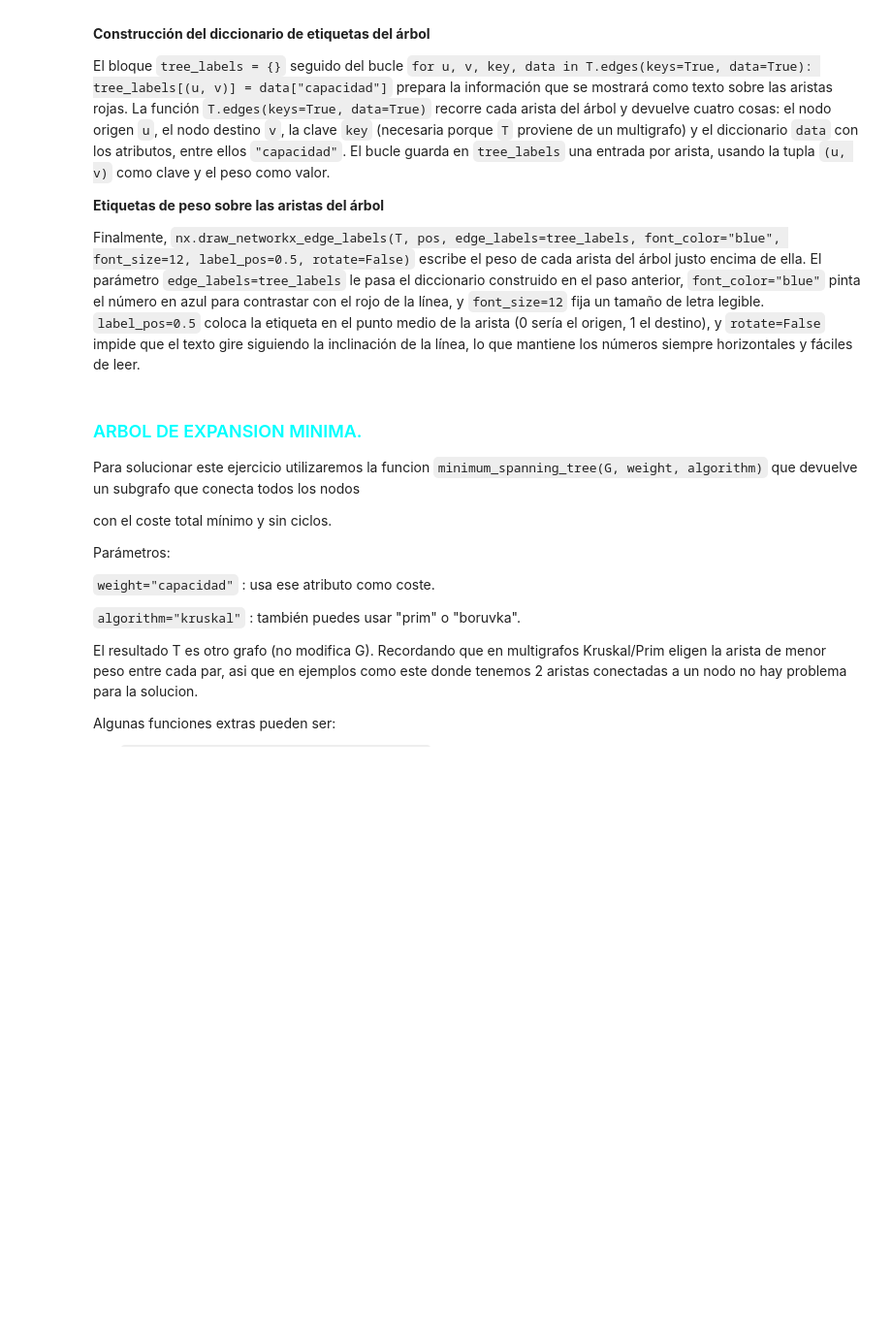
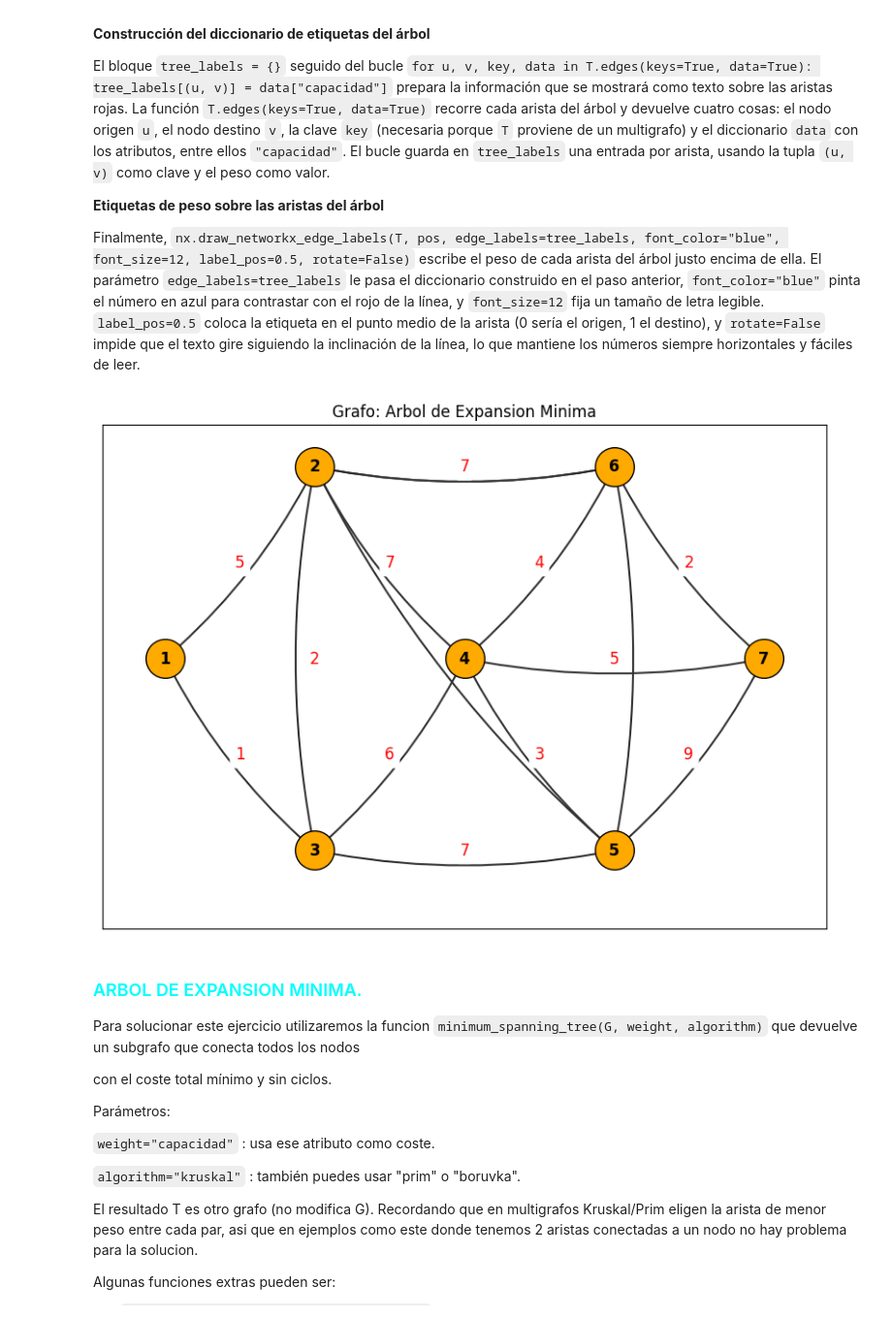
Before and after one commit to StoyacoV/InvestigaciondeOperaciones, a Jupyter notebook: Networkx_1.ipynb, the cells around one changed output. Shown at 97% size. Cells and saved outputs as stored; diff of their text form; code cells hidden in the pictures; blank space fills up the shorter version.

```diff
--- a/Networkx_1.ipynb
+++ b/Networkx_1.ipynb
@@ -134,7 +134,7 @@ import matplotlib.pyplot as plt
 
 G = nx.MultiGraph()
 
-list = [
+list_edges = [
     (1, 2, 5),
     (1, 3, 1),
     (2, 4, 7),
@@ -142,71 +142,56 @@ list = [
     (2, 6, 6),
     (3, 2, 2),
     (3, 4, 6),
     (3, 5, 7),
     (4, 6, 4),
     (4, 7, 6),
     (5, 4, 3),
     (5, 6, 5),
     (5, 7, 9),
     (6, 7, 2),
 ]
 
-G.add_weighted_edges_from(list, weight="capacidad")
+list_edges.append((6, 2, 7))
+
+G.add_weighted_edges_from(list_edges, weight="capacidad")
 
 pos = {
     1: (0, 0.5),
     2: (1, 1),
     3: (1, 0),
     4: (2, 0.5),
     5: (3, 0),
     6: (3, 1),
     7: (4, 0.5)
 }
 
-plt.figure(figsize=(12, 8))
+plt.figure(figsize=(10, 7))
 
-nx.draw_networkx_nodes(
-    G,
-    pos,
-    node_color="#FFAA00",
-    node_size=800
-)
+nx.draw_networkx_nodes(G, pos, node_color="#FFAA00", node_size=900, edgecolors='black')
+nx.draw_networkx_labels(G, pos, font_weight='bold', font_size=12)
 
-nx.draw_networkx_labels(
-    G,
-    pos,
-    font_weight="bold"
-)
+nx.draw_networkx_edges(G, pos, edge_color='#333333', arrowsize=25,
+                       connectionstyle='arc3, rad=0.1', width=1.5, node_size=900)
 
-nx.draw_networkx_edges(
-    G,
-    pos,
-    edge_color="lightgray",
-    width=2,
-    connectionstyle="arc3,rad=0.1"
-)
+edge_labels = nx.get_edge_attributes(G, 'capacidad')
 
-nx.draw_networkx_edges(
-    T,
-    pos,
-    edge_color="red",
-    width=4
-)
+#Estos ifs son innecesarios, basta con retirar de la lista el otro arco, pero los dejo como buena costumbre y mantener generalidad.
 
-tree_labels = {}
+if (2, 6) in edge_labels:
+    plt.text(2.0, 1.15, "6", color="red", fontsize=12, fontweight='bold', ha='center')
+if (6, 2) in edge_labels:
+    plt.text(2.0, 0.85, "7", color="red", fontsize=12, fontweight='bold', ha='center')
 
-for u, v, key, data in T.edges(keys=True, data=True):
-    tree_labels[(u, v)] = data["capacidad"]
+edge_labels_clean = {k: v for k, v in edge_labels.items() if k not in [(2, 6), (6, 2)]}
 
-nx.draw_networkx_edge_labels(
-    T,
-    pos,
-    edge_labels=tree_labels,
-    font_color="blue",
-    font_size=12,
-    label_pos=0.5,
-    rotate=False
-)
+nx.draw_networkx_edge_labels(G, pos, edge_labels=edge_labels_clean,
+                             font_color="red", font_size=12,
+                             label_pos=0.5, rotate=False)
+
+plt.title("Grafo: Arbol de Expansion Minima")
+plt.show()
+# %% [output]
+[figure, added]
 # %% [markdown]
 ### <font color="cyan"> ARBOL DE EXPANSION MINIMA.
 
```
Also changed, not shown: parts of 4 cells of this notebook.
